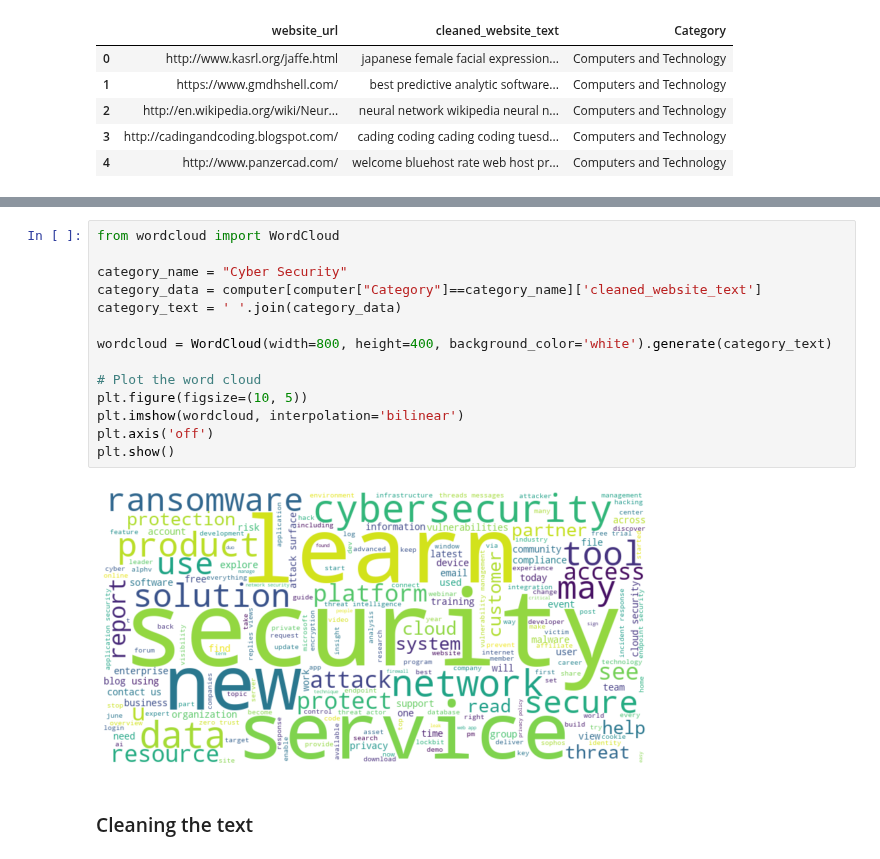
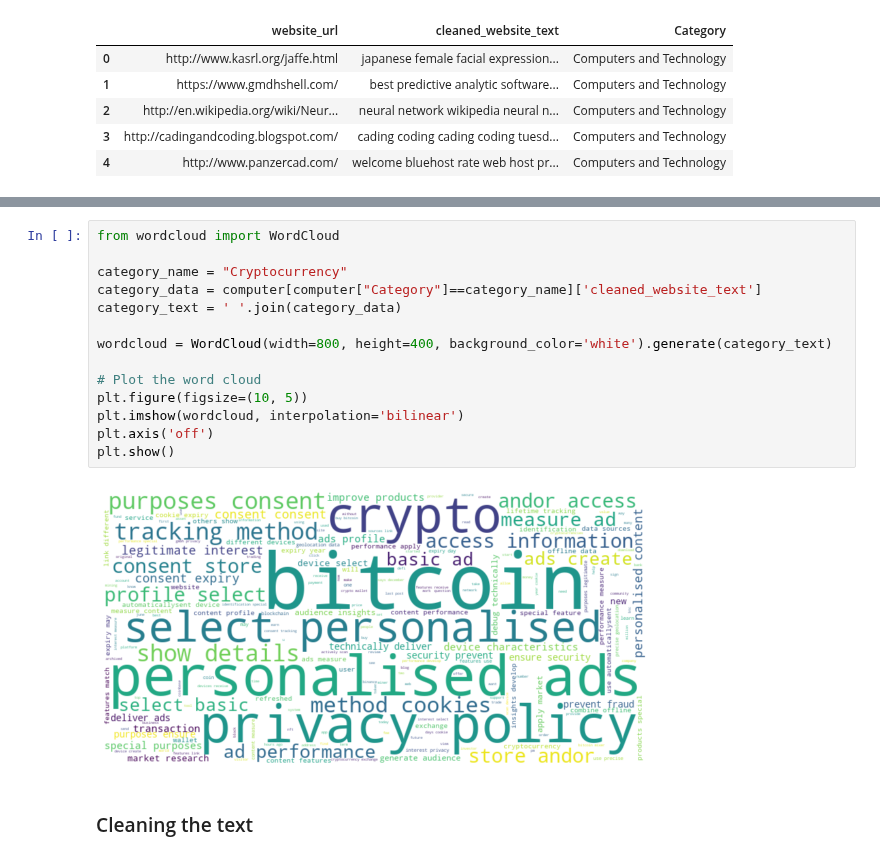
Before and after one commit to Shreyas-hacker/Webpages, a Jupyter notebook: Hierarchal model/Computer/ComputerClassification.ipynb, the cells around one changed output, grey strips where cells are left out. Cells and saved outputs as stored; diff of their text form.

```diff
--- a/Hierarchal model/Computer/ComputerClassification.ipynb
+++ b/Hierarchal model/Computer/ComputerClassification.ipynb
@@ -34,19 +34,19 @@ plt.show()
 # %%
 from wordcloud import WordCloud
 
-category_name = "Cyber Security"
+category_name = "Cryptocurrency"
 category_data = computer[computer["Category"]==category_name]['cleaned_website_text']
 category_text = ' '.join(category_data)
 
 wordcloud = WordCloud(width=800, height=400, background_color='white').generate(category_text)
 
 # Plot the word cloud
 plt.figure(figsize=(10, 5))
 plt.imshow(wordcloud, interpolation='bilinear')
 plt.axis('off')
 plt.show()
 # %% [output]
-[figure, old version]
+[figure, new version]
 # %% [markdown]
 ### Cleaning the text
 # %%
```
Also changed, not shown: parts of 21 cells of this notebook, 4 other files.
